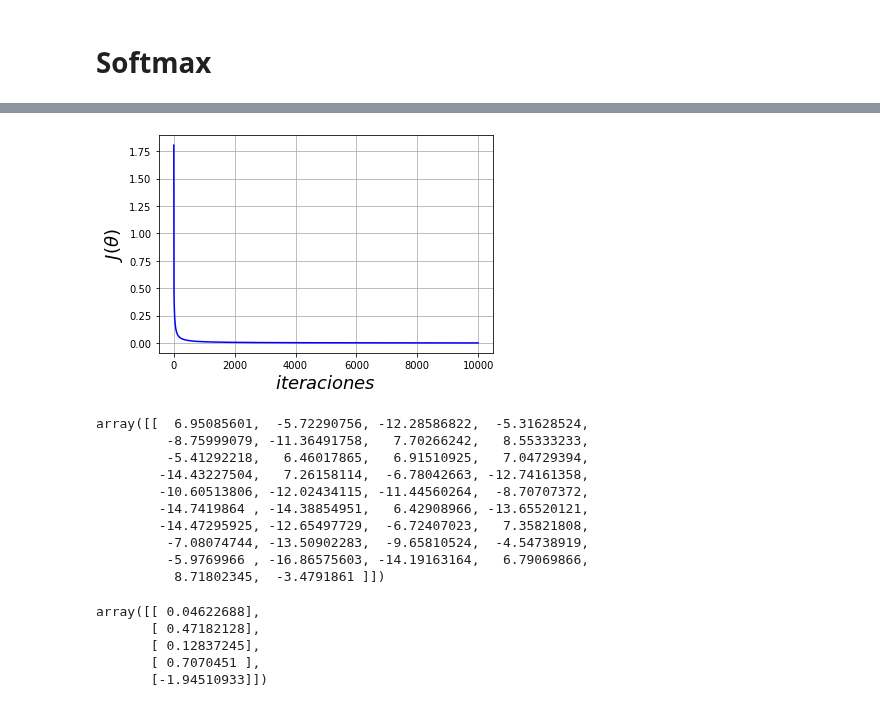
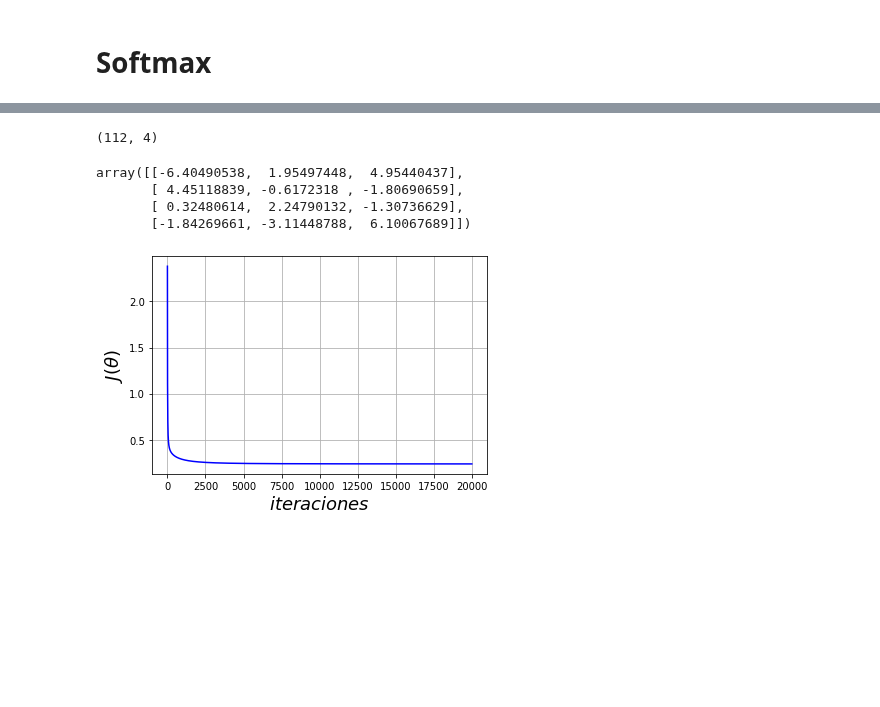
Before and after one commit to EmirBurgosPaz/Machine_learning, a Jupyter notebook: proyecto_2/softmax.ipynb, the cells around one changed output, grey strips where cells are left out. Drawn from its saved outputs; the diff is of its cells as text; code cells hidden in the pictures; blank space fills up the shorter version.

```diff
--- a/proyecto_2/softmax.ipynb
+++ b/proyecto_2/softmax.ipynb
@@ -120,31 +91,45 @@ array([[  4.21306683],
+# %%
+def cross_entropy(output, y_target):
+    return - np.sum(np.log(output) * (y_target), axis=1)
+# %%
+def cost(output, y_target):
+    return np.mean(cross_entropy(output, y_target))
+# %%
+def optimizar(x_train, smax, y_enc):
+    return - np.dot(x_train.T, (y_enc - smax))
+# %%
+x_train.shape
+# %% [output]
+(112, 4)
+# %%
+theta_set = np.random.rand(1,4)
+theta_ver = np.random.rand(1,4)
+theta_vir = np.random.rand(1,4)
+theta_all = np.concatenate((theta_set,theta_ver,theta_vir)).reshape(4,3)
+
+
+eta = 0.001
+max_iter = 20000
+cost_smax = []
+for i in range(0, max_iter):
+    vector_pos_train = predict(x_train, theta_all)
+
+    smax = softmax(vector_pos_train)
+    theta_all =  theta_all - eta*(optimizar(x_train, smax, y_enc))
+    J_cost = cost(smax, y_enc)
+    cost_smax.append(J_cost)
+
+theta_all
+# %% [output]
+array([[-6.40490538,  1.95497448,  4.95440437],
+       [ 4.45118839, -0.6172318 , -1.80690659],
+       [ 0.32480614,  2.24790132, -1.30736629],
+       [-1.84269661, -3.11448788,  6.10067689]])
 # %%
-plt.plot(np.arange(n_iter), J_set, "b-")
+plt.plot(np.arange(max_iter), cost_smax, "b-")
 plt.xlabel("$iteraciones$", fontsize=18)
 plt.ylabel(r"$J(\theta)$", fontsize=18)
 plt.grid(True)
 plt.show()
 # %% [output]
-[figure, old version]
+[figure, new version]
-# %%
-y_proba_set =theta_setosa.T @ x_test.T
-y_proba_set
-# %% [output]
-array([[  6.95085601,  -5.72290756, -12.28586822,  -5.31628524,
-         -8.75999079, -11.36491758,   7.70266242,   8.55333233,
-         -5.41292218,   6.46017865,   6.91510925,   7.04729394,
-        -14.43227504,   7.26158114,  -6.78042663, -12.74161358,
-        -10.60513806, -12.02434115, -11.44560264,  -8.70707372,
-        -14.7419864 , -14.38854951,   6.42908966, -13.65520121,
-        -14.47295925, -12.65497729,  -6.72407023,   7.35821808,
-         -7.08074744, -13.50902283,  -9.65810524,  -4.54738919,
-         -5.9769966 , -16.86575603, -14.19163164,   6.79069866,
-          8.71802345,  -3.4791861 ]])
-# %%
-theta_versicolor = np.random.randn(5).reshape(5,1)
-theta_versicolor
-# %% [output]
-array([[ 0.04622688],
-       [ 0.47182128],
-       [ 0.12837245],
-       [ 0.7070451 ],
-       [-1.94510933]])
```
Also changed, not shown: parts of 33 cells of this notebook, 56 other files.
